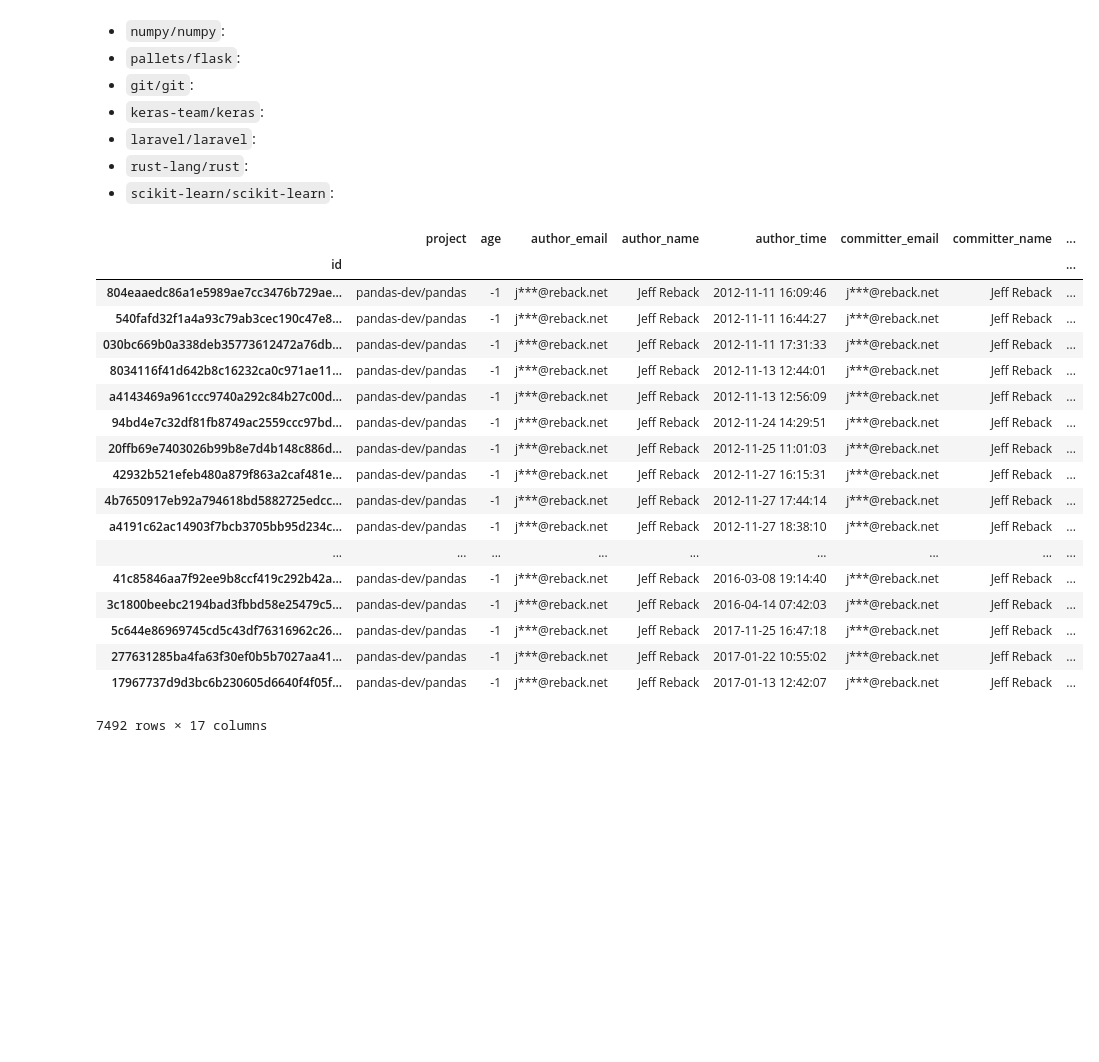
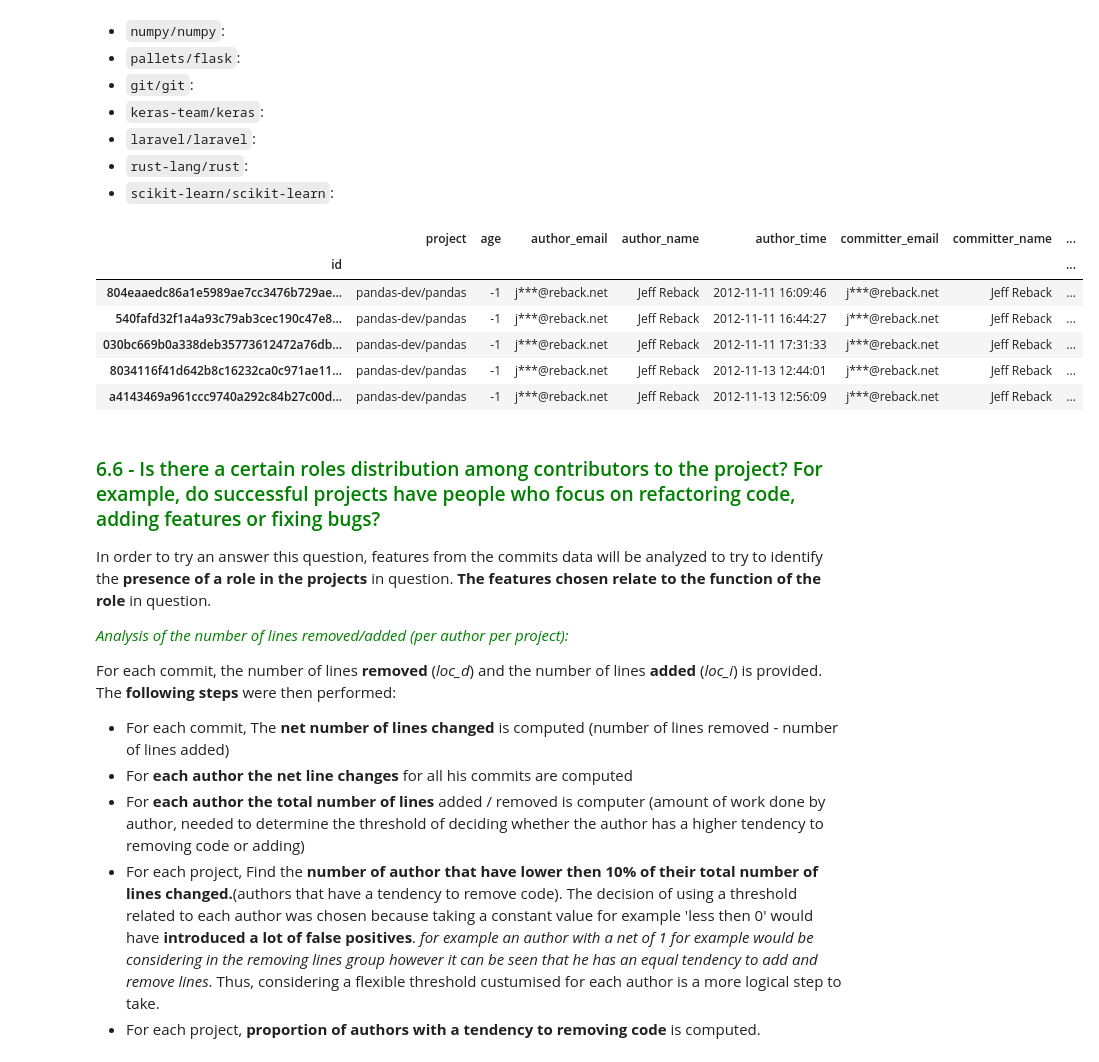
Before and after one commit to GermainZ/AppliedDataAnalysisProject, a Jupyter notebook: data_pipeline.ipynb, the cells around one changed output. Drawn from its saved outputs; the diff is of its cells as text; code cells hidden in the pictures; blank space fills up the shorter version.

```diff
--- a/data_pipeline.ipynb
+++ b/data_pipeline.ipynb
@@ -1293,24 +1288,27 @@ The projects that do not show as sharp a decline are, for example: pandas-dev/pa
 - `rust-lang/rust`:
 - `scikit-learn/scikit-learn`:
 # %%
-commits_df[commits_df.committer_email.str.endswith('reback.net')]
+commits_df[commits_df.committer_email.str.endswith('reback.net')].head(5)
 # %% [output]
 |  | project | age | author_email | author_name | author_time | committer_email | committer_name | ... |
 | id |  |  |  |  |  |  |  | ... |
 | 804eaaedc86a1e5989ae7cc3476b729ae... | pandas-dev/pandas | -1 | j***@reback.net | Jeff Reback | 2012-11-11 16:09:46 | j***@reback.net | Jeff Reback | ... |
 | 540fafd32f1a4a93c79ab3cec190c47e8... | pandas-dev/pandas | -1 | j***@reback.net | Jeff Reback | 2012-11-11 16:44:27 | j***@reback.net | Jeff Reback | ... |
 | 030bc669b0a338deb35773612472a76db... | pandas-dev/pandas | -1 | j***@reback.net | Jeff Reback | 2012-11-11 17:31:33 | j***@reback.net | Jeff Reback | ... |
 | 8034116f41d642b8c16232ca0c971ae11... | pandas-dev/pandas | -1 | j***@reback.net | Jeff Reback | 2012-11-13 12:44:01 | j***@reback.net | Jeff Reback | ... |
 | a4143469a961ccc9740a292c84b27c00d... | pandas-dev/pandas | -1 | j***@reback.net | Jeff Reback | 2012-11-13 12:56:09 | j***@reback.net | Jeff Reback | ... |
-| 94bd4e7c32df81fb8749ac2559ccc97bd... | pandas-dev/pandas | -1 | j***@reback.net | Jeff Reback | 2012-11-24 14:29:51 | j***@reback.net | Jeff Reback | ... |
-| 20ffb69e7403026b99b8e7d4b148c886d... | pandas-dev/pandas | -1 | j***@reback.net | Jeff Reback | 2012-11-25 11:01:03 | j***@reback.net | Jeff Reback | ... |
-| 42932b521efeb480a879f863a2caf481e... | pandas-dev/pandas | -1 | j***@reback.net | Jeff Reback | 2012-11-27 16:15:31 | j***@reback.net | Jeff Reback | ... |
-| 4b7650917eb92a794618bd5882725edcc... | pandas-dev/pandas | -1 | j***@reback.net | Jeff Reback | 2012-11-27 17:44:14 | j***@reback.net | Jeff Reback | ... |
-| a4191c62ac14903f7bcb3705bb95d234c... | pandas-dev/pandas | -1 | j***@reback.net | Jeff Reback | 2012-11-27 18:38:10 | j***@reback.net | Jeff Reback | ... |
-| ... | ... | ... | ... | ... | ... | ... | ... | ... |
-| 41c85846aa7f92ee9b8ccf419c292b42a... | pandas-dev/pandas | -1 | j***@reback.net | Jeff Reback | 2016-03-08 19:14:40 | j***@reback.net | Jeff Reback | ... |
-| 3c1800beebc2194bad3fbbd58e25479c5... | pandas-dev/pandas | -1 | j***@reback.net | Jeff Reback | 2016-04-14 07:42:03 | j***@reback.net | Jeff Reback | ... |
-| 5c644e86969745cd5c43df76316962c26... | pandas-dev/pandas | -1 | j***@reback.net | Jeff Reback | 2017-11-25 16:47:18 | j***@reback.net | Jeff Reback | ... |
-| 277631285ba4fa63f30ef0b5b7027aa41... | pandas-dev/pandas | -1 | j***@reback.net | Jeff Reback | 2017-01-22 10:55:02 | j***@reback.net | Jeff Reback | ... |
-| 17967737d9d3bc6b230605d6640f4f05f... | pandas-dev/pandas | -1 | j***@reback.net | Jeff Reback | 2017-01-13 12:42:07 | j***@reback.net | Jeff Reback | ... |
-7492 rows × 17 columns
+# %% [markdown]
+### <span style='color:green'> 6.6 - Is there a certain roles distribution among contributors to the project? For example, do successful projects have people who focus on refactoring code, adding features or fixing bugs? </span>
+
+In order to try an answer this question, features from the commits data will be analyzed to try to identify the **presence of a role in the projects** in question. **The features chosen relate to the function of the role** in question.
+
+
+*<span style='color:green'> Analysis of the number of lines removed/added (per author per project): </span>*
+
+
+For each commit, the number of lines **removed** (*loc_d*) and the number of lines **added** (*loc_i*) is provided. The **following steps** were then performed:
+- For each commit, The **net number of lines changed** is computed (number of lines removed - number of lines added)
+- For **each author the net line changes** for all his commits are computed
+- For **each author the total number of lines** added / removed is computer (amount of work done by author, needed to determine the threshold of deciding whether the author has a higher tendency to removing code or adding)
+- For each project, Find the **number of author that have lower then 10% of their total number of lines changed.**(authors that have a tendency to remove code). The decision of using a threshold related to each author was chosen because taking a constant value for example 'less then 0' would have **introduced a lot of false positives**. *for example an author with a net of 1 for example would be considering in the removing lines group however it can be seen that he has an equal tendency to add and remove lines*. Thus, considering a flexible threshold custumised for each author is a more logical step to take.
+- For each project, **proportion of authors with a tendency to removing code** is computed.
```
Also changed, not shown: parts of 43 cells of this notebook.
